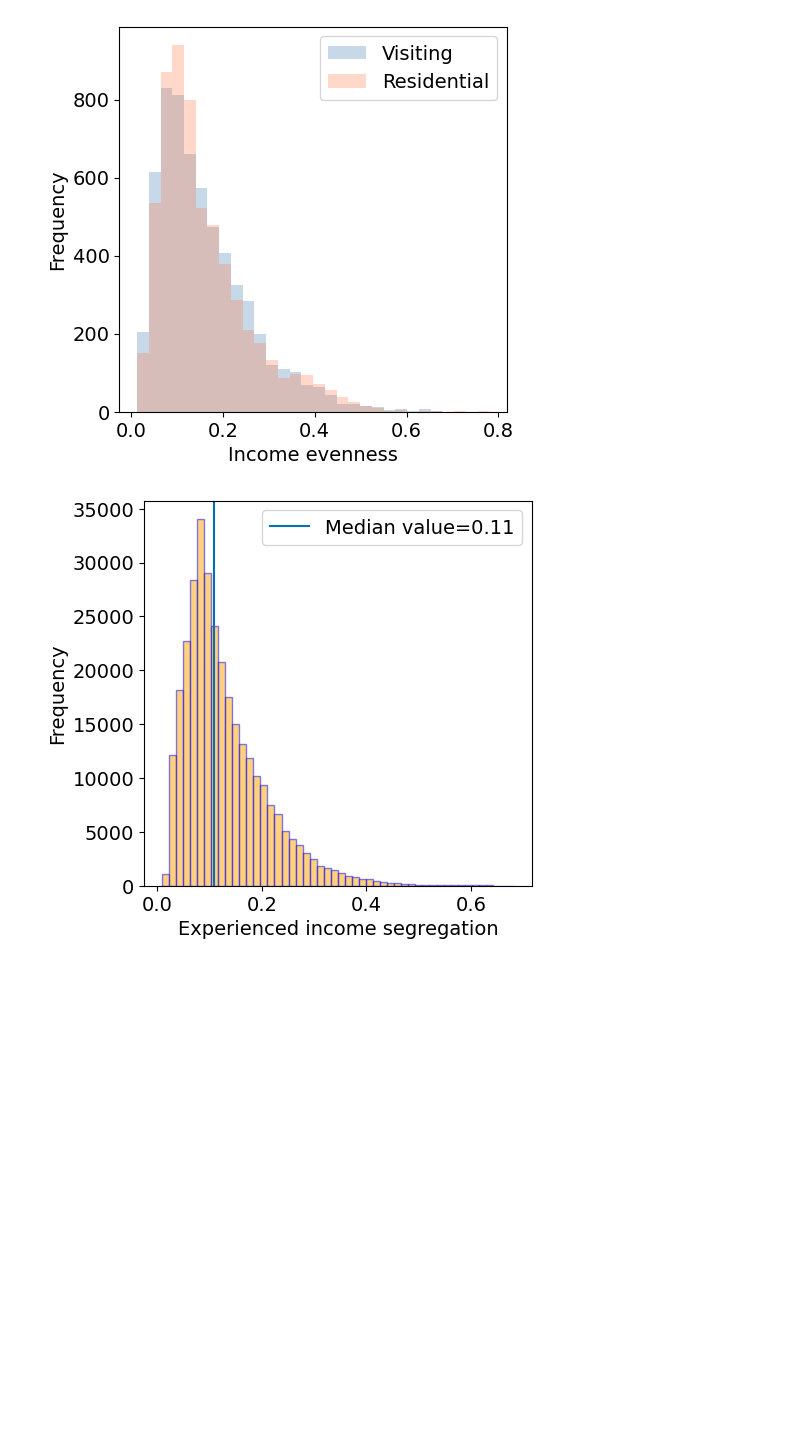
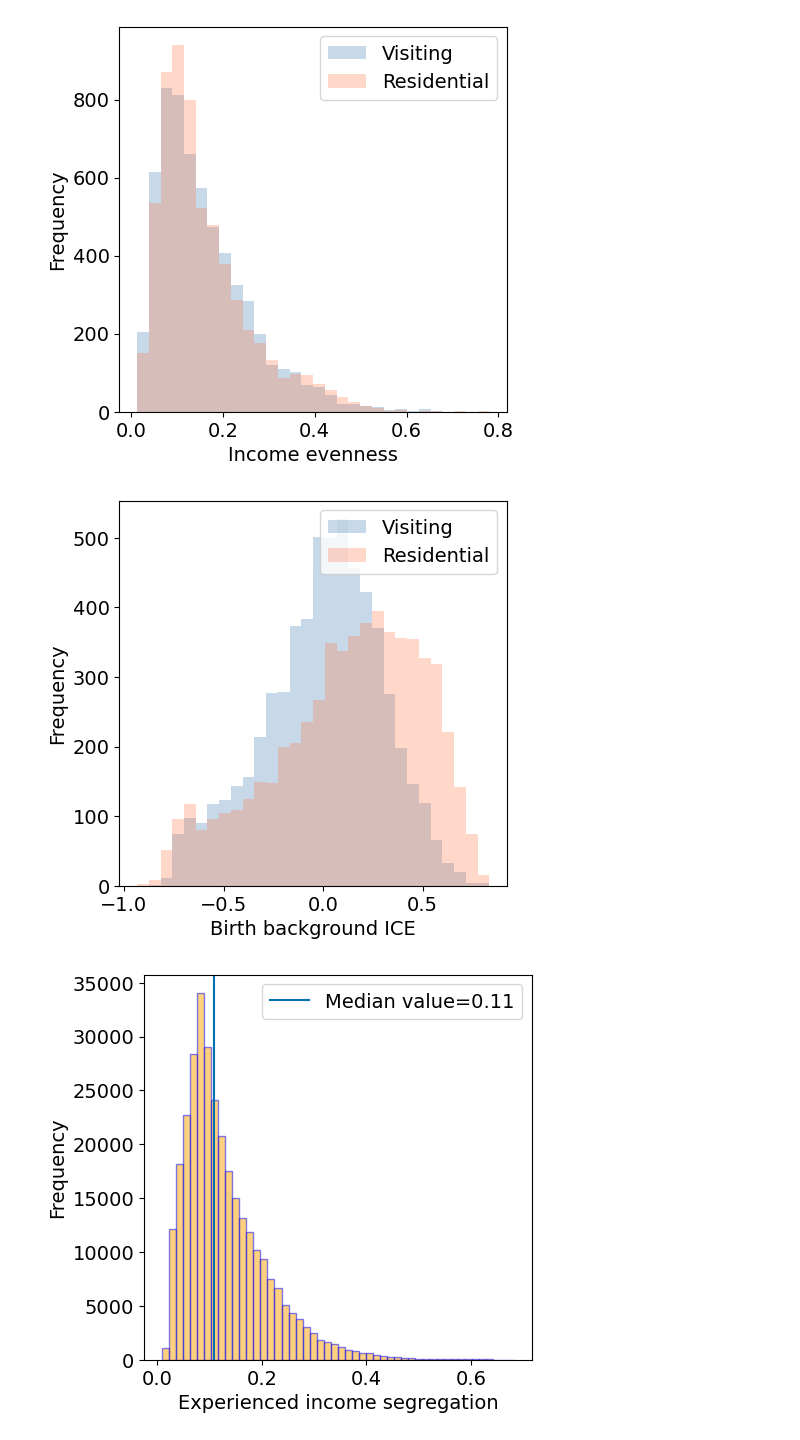
Before and after one commit to MobiSegInsights/mobi-social-segregation-se, a Jupyter notebook: src/MobiSegInsightsSE.data_exp.1.0/28-descriptive-analysis/28-4-segregation-description.ipynb, the cells around one changed output. Saved outputs shown, nothing was run; the diff lists cells and outputs as text; code cells hidden in the pictures; blank space fills up the shorter version.

```diff
--- a/src/MobiSegInsightsSE.data_exp.1.0/28-descriptive-analysis/28-4-segregation-description.ipynb
+++ b/src/MobiSegInsightsSE.data_exp.1.0/28-descriptive-analysis/28-4-segregation-description.ipynb
@@ -93,6 +121,11 @@ histogram_plot_multi(df=df, var_list=['Residential', 'Visiting'],
                      lower=-20, upper=-1, x_lb='Income evenness', y_lb='Frequency', log_bins=False)
 # %% [output]
 [figure]
+# %%
+histogram_plot_multi(df=df, var_list=['Residential', 'Visiting'],
+                     lower=-20, upper=-1, x_lb='Birth background ICE', y_lb='Frequency', log_bins=False)
+# %% [output]
+[figure, added]
 # %%
 histogram_plot(df=df_exp, var='Experienced', x_lb='Experienced income segregation', y_lb='Frequency', log_bins=False)
 # %% [output]
```
Also changed, not shown: parts of 18 cells of this notebook, 22 other files.
